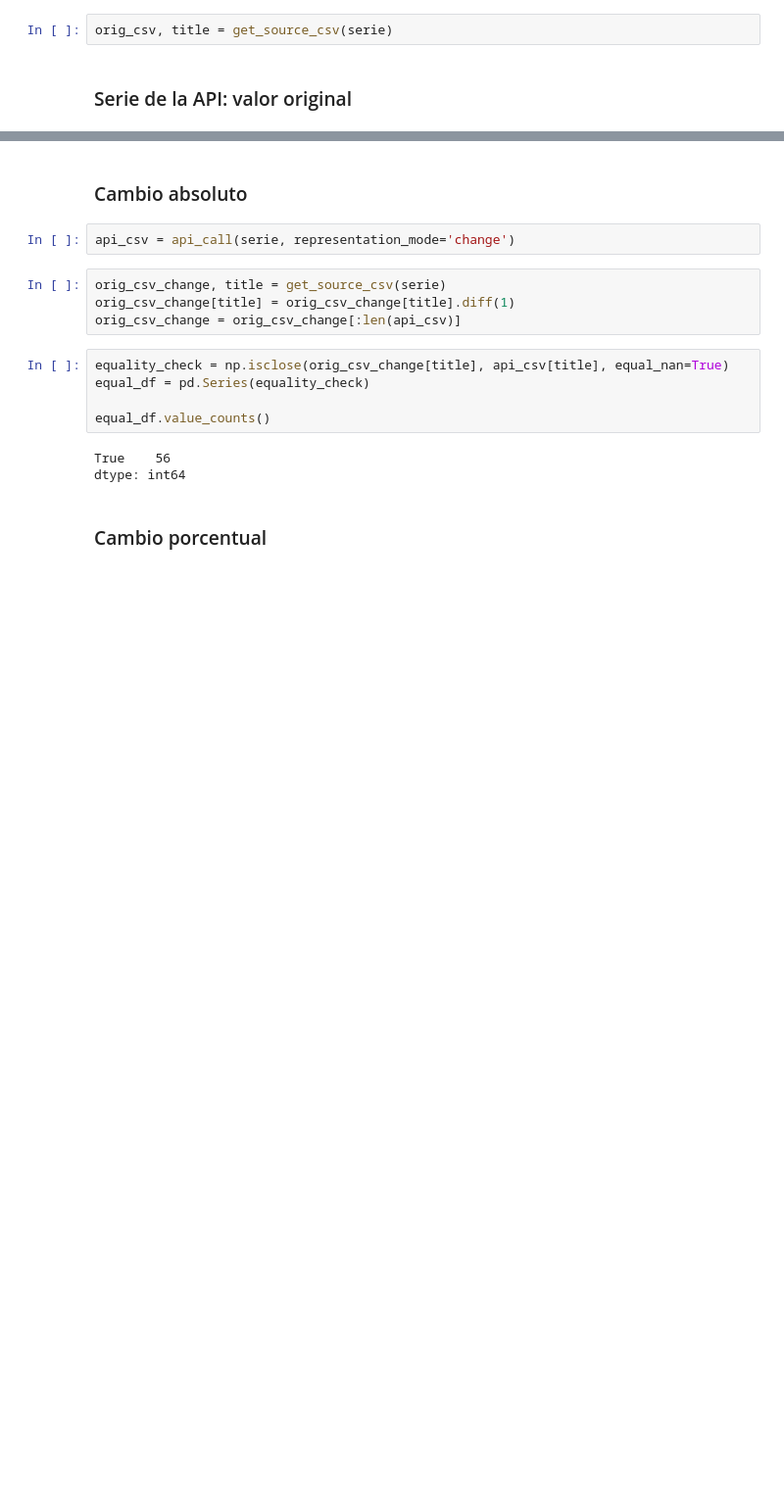
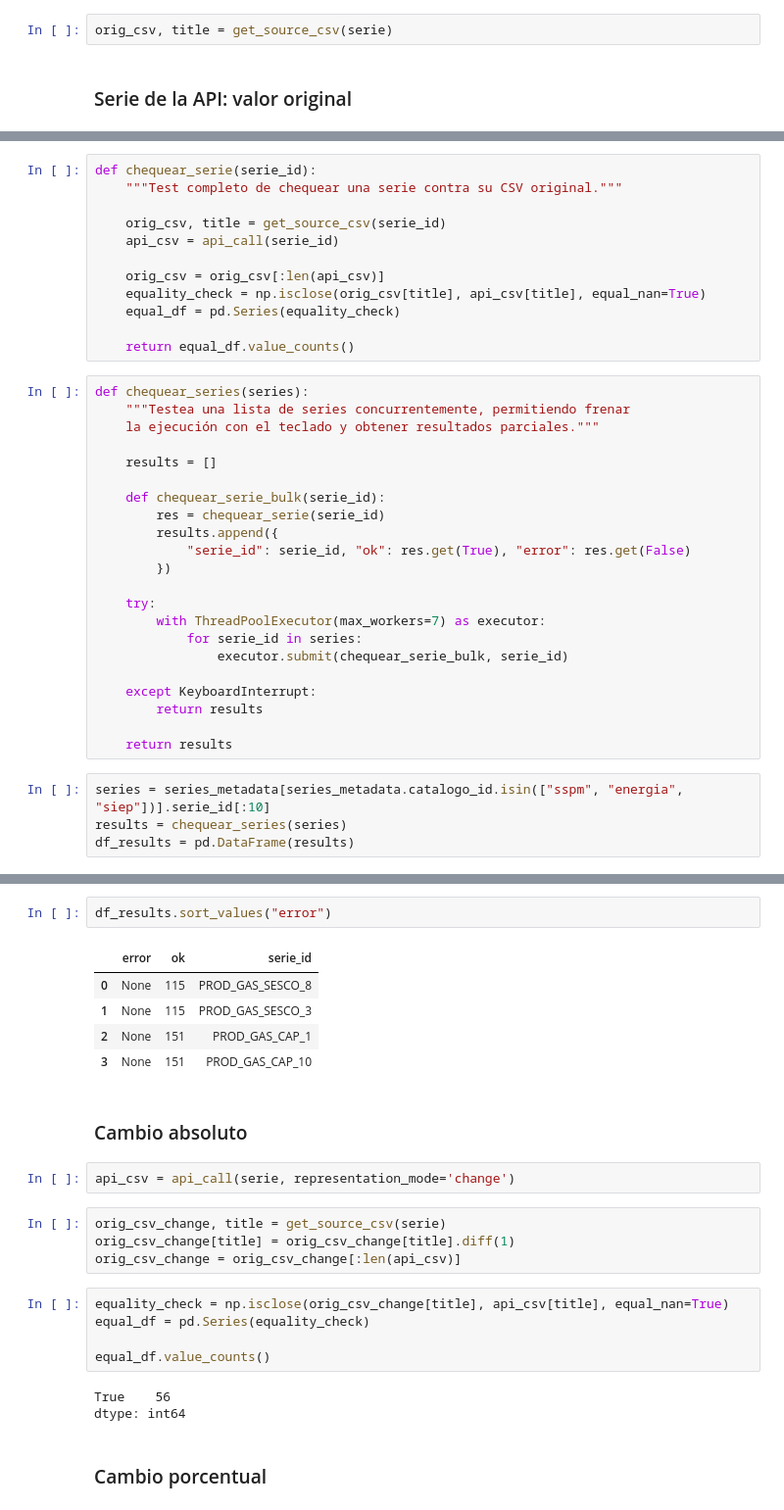
Before and after one commit to datosgobar/series-tiempo-ar-api, a Jupyter notebook: docs/Tests de integracion.ipynb, the cells around one changed output, grey strips where cells are left out. Shown at 98% size. Cells and saved outputs as stored; diff of their text form; blank space fills up the shorter version.

```diff
--- a/docs/Tests de integracion.ipynb
+++ b/docs/Tests de integracion.ipynb
@@ -102,0 +112,38 @@ dtype: int64
+# %%
+def chequear_serie(serie_id):
+    """Test completo de chequear una serie contra su CSV original."""
+
+    orig_csv, title = get_source_csv(serie_id)
+    api_csv = api_call(serie_id)
+
+    orig_csv = orig_csv[:len(api_csv)]
+    equality_check = np.isclose(orig_csv[title], api_csv[title], equal_nan=True)
+    equal_df = pd.Series(equality_check)
+
+    return equal_df.value_counts()
+# %%
+def chequear_series(series):
+    """Testea una lista de series concurrentemente, permitiendo frenar
+    la ejecución con el teclado y obtener resultados parciales."""
+
+    results = []
+
+    def chequear_serie_bulk(serie_id):
+        res = chequear_serie(serie_id)
+        results.append({
+            "serie_id": serie_id, "ok": res.get(True), "error": res.get(False)
+        })
+
+    try:
+        with ThreadPoolExecutor(max_workers=7) as executor:
+            for serie_id in series:
+                executor.submit(chequear_serie_bulk, serie_id)
+
+    except KeyboardInterrupt:
+        return results
+
+    return results
+# %%
+series = series_metadata[series_metadata.catalogo_id.isin(["sspm", "energia", "siep"])].serie_id[:10]
+results = chequear_series(series)
+df_results = pd.DataFrame(results)
@@ -103,3 +154,11 @@ dtype: int64
+# %%
+df_results.sort_values("error")
+# %% [output]
+|  | error | ok | serie_id |
+| 0 | None | 115 | PROD_GAS_SESCO_8 |
+| 1 | None | 115 | PROD_GAS_SESCO_3 |
+| 2 | None | 151 | PROD_GAS_CAP_1 |
+| 3 | None | 151 | PROD_GAS_CAP_10 |
 # %% [markdown]
 ### Cambio absoluto
 # %%
```
Also changed, not shown: parts of 13 cells of this notebook.
